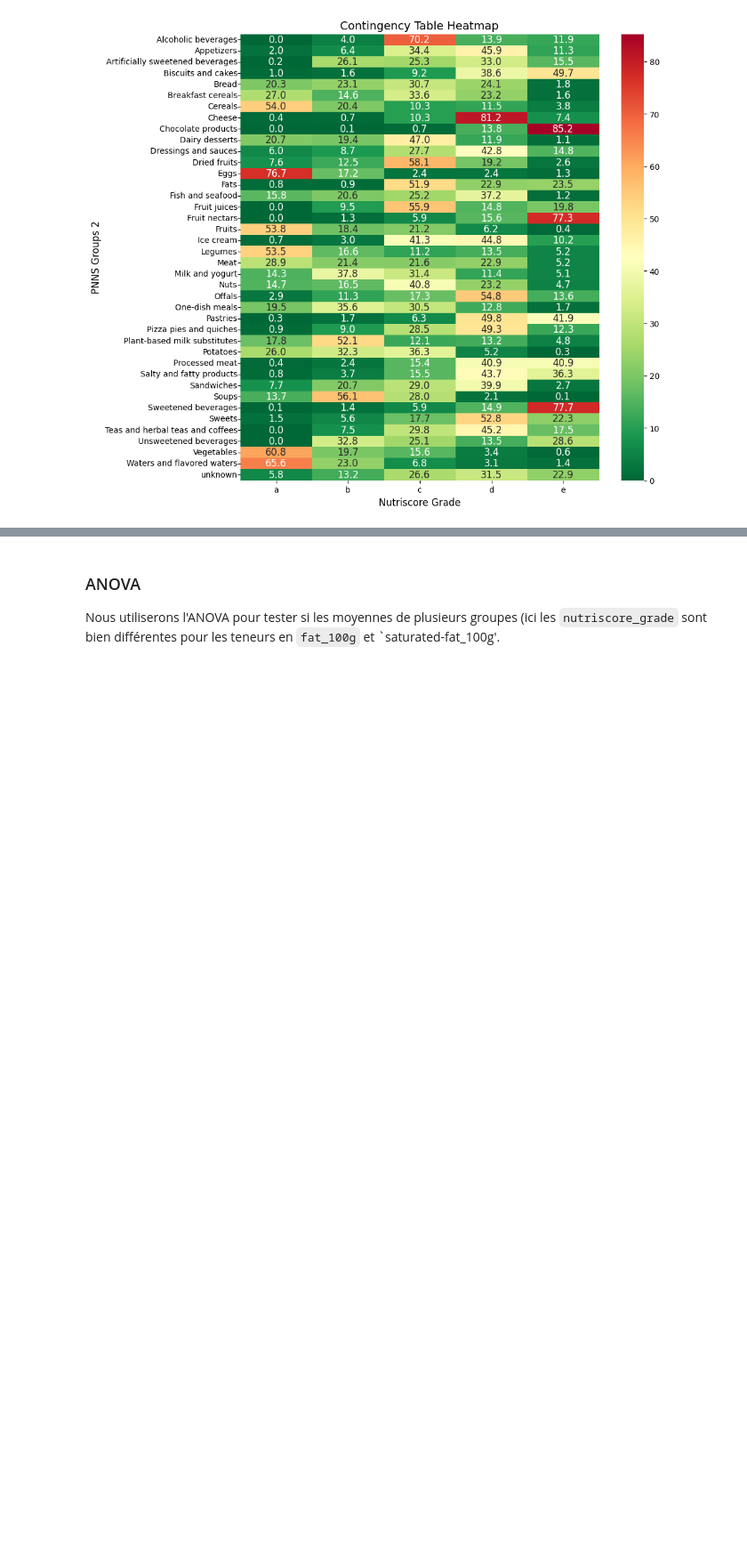
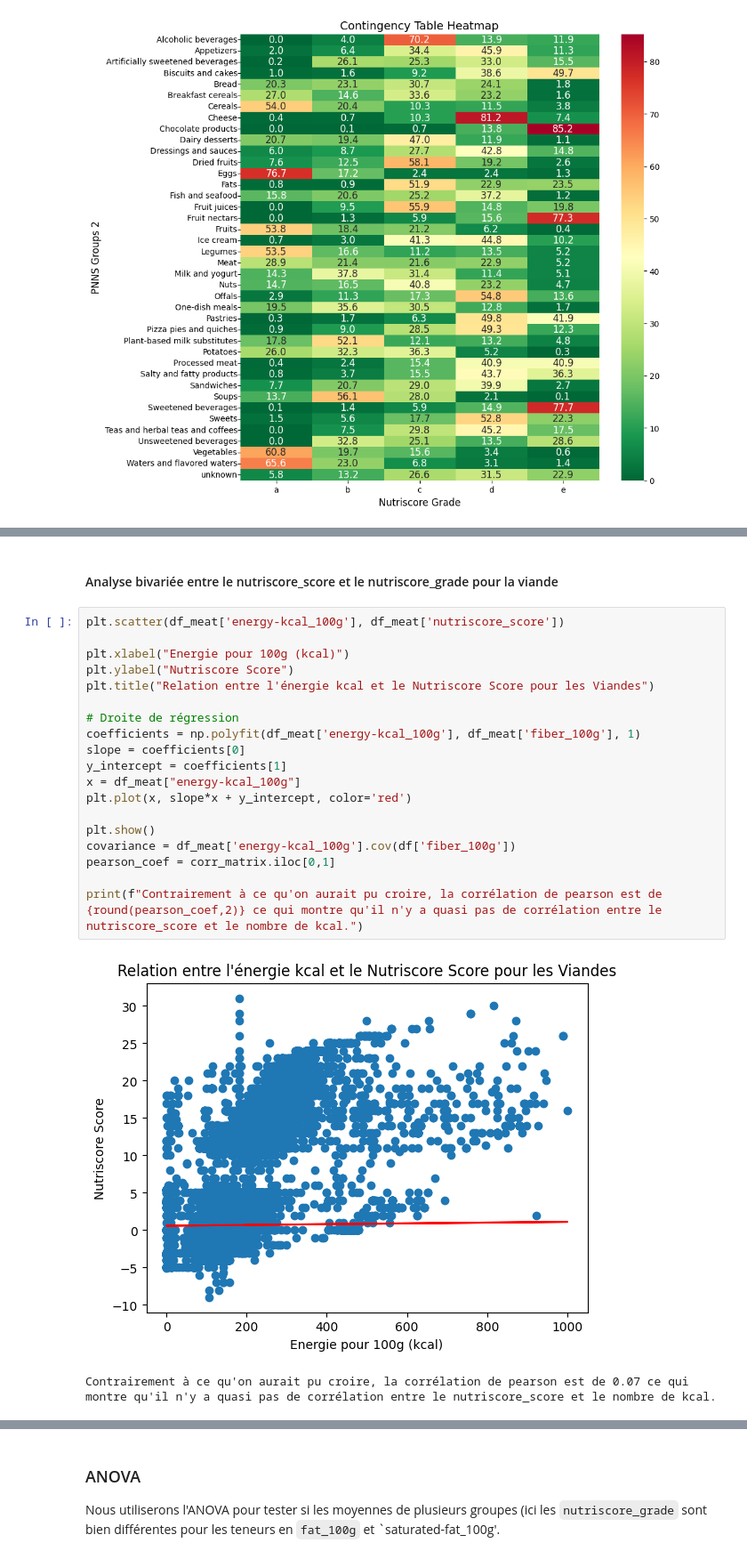
Before and after one commit to degregor69/nutriwise.io-data-analysis, a Jupyter notebook: nutriwise-io_analyse.ipynb, the cells around one changed output, grey strips where cells are left out. Shown at 89% size. Drawn from its saved outputs; the diff is of its cells as text; blank space fills up the shorter version.

```diff
--- a/nutriwise-io_analyse.ipynb
+++ b/nutriwise-io_analyse.ipynb
@@ -278,2 +303,26 @@ Cela peut être signe de la présence de plats préparés dans nos ingrédients.
+# %% [markdown]
+#### Analyse bivariée entre le nutriscore_score et le nutriscore_grade pour la viande
+# %%
+plt.scatter(df_meat['energy-kcal_100g'], df_meat['nutriscore_score'])
+
+plt.xlabel("Energie pour 100g (kcal)")
+plt.ylabel("Nutriscore Score")
+plt.title("Relation entre l'énergie kcal et le Nutriscore Score pour les Viandes")
+
+# Droite de régression
+coefficients = np.polyfit(df_meat['energy-kcal_100g'], df_meat['fiber_100g'], 1)
+slope = coefficients[0]
+y_intercept = coefficients[1]
+x = df_meat["energy-kcal_100g"]
+plt.plot(x, slope*x + y_intercept, color='red')
+
+plt.show()
+covariance = df_meat['energy-kcal_100g'].cov(df['fiber_100g'])
+pearson_coef = corr_matrix.iloc[0,1]
+
+print(f"Contrairement à ce qu'on aurait pu croire, la corrélation de pearson est de {round(pearson_coef,2)} ce qui montre qu'il n'y a quasi pas de corrélation entre le nutriscore_score et le nombre de kcal.")
+# %% [output]
+[figure, added]
+Contrairement à ce qu'on aurait pu croire, la corrélation de pearson est de 0.07 ce qui montre qu'il n'y a quasi pas de corrélation entre le nutriscore_score et le nombre de kcal.
 # %%
 
```
Also changed, not shown: parts of 6 cells of this notebook.
